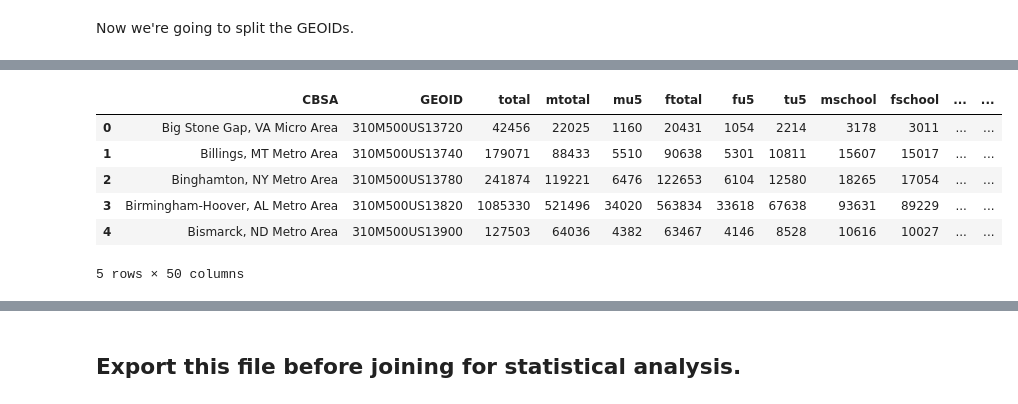
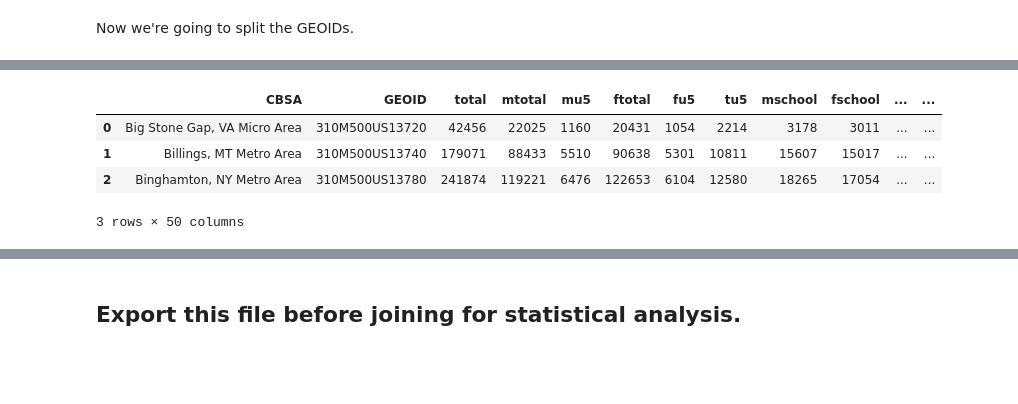
Before and after one commit to jomccall/Ageing-Peer-Communities, a Jupyter notebook: notebooks/Prep 2019 MSA File.ipynb, the cells around one changed output, grey strips where cells are left out. Saved outputs shown, nothing was run; the diff lists cells and outputs as text; code cells hidden in the pictures; blank space fills up the shorter version.

```diff
--- a/notebooks/Prep 2019 MSA File.ipynb
+++ b/notebooks/Prep 2019 MSA File.ipynb
@@ -408,10 +398,8 @@ Name: GEOID, Length: 938, dtype: object
 # %%
-agegroups.head()
+agegroups.head(3)
 # %% [output]
 |  | CBSA | GEOID | total | mtotal | mu5 | ftotal | fu5 | tu5 | mschool | fschool | ... | ... |
 | 0 | Big Stone Gap, VA Micro Area | 310M500US13720 | 42456 | 22025 | 1160 | 20431 | 1054 | 2214 | 3178 | 3011 | ... | ... |
 | 1 | Billings, MT Metro Area | 310M500US13740 | 179071 | 88433 | 5510 | 90638 | 5301 | 10811 | 15607 | 15017 | ... | ... |
 | 2 | Binghamton, NY Metro Area | 310M500US13780 | 241874 | 119221 | 6476 | 122653 | 6104 | 12580 | 18265 | 17054 | ... | ... |
-| 3 | Birmingham-Hoover, AL Metro Area | 310M500US13820 | 1085330 | 521496 | 34020 | 563834 | 33618 | 67638 | 93631 | 89229 | ... | ... |
-| 4 | Bismarck, ND Metro Area | 310M500US13900 | 127503 | 64036 | 4382 | 63467 | 4146 | 8528 | 10616 | 10027 | ... | ... |
-5 rows × 50 columns
+3 rows × 50 columns
```
Also changed, not shown: parts of 8 cells of this notebook, 5 other files.
